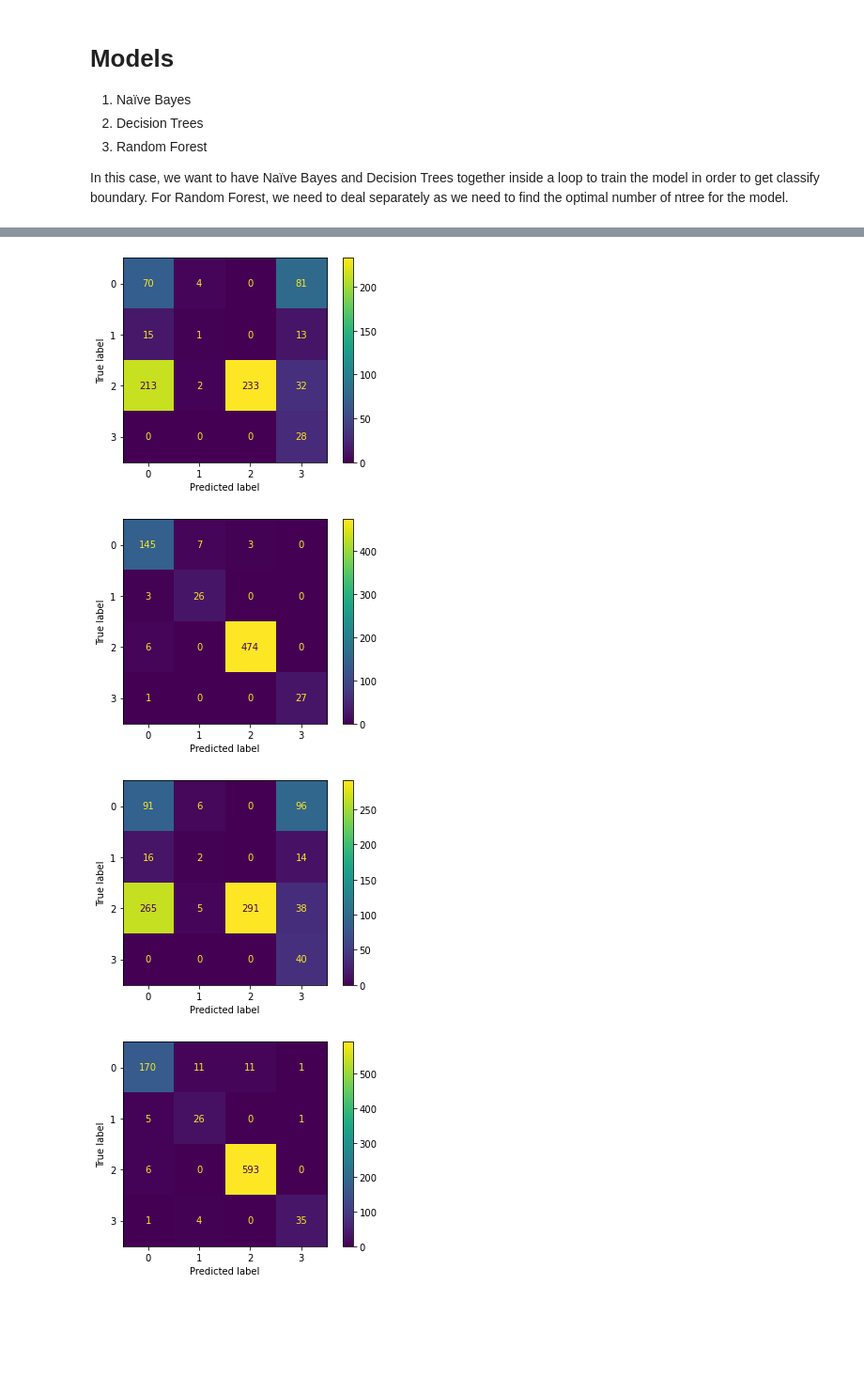
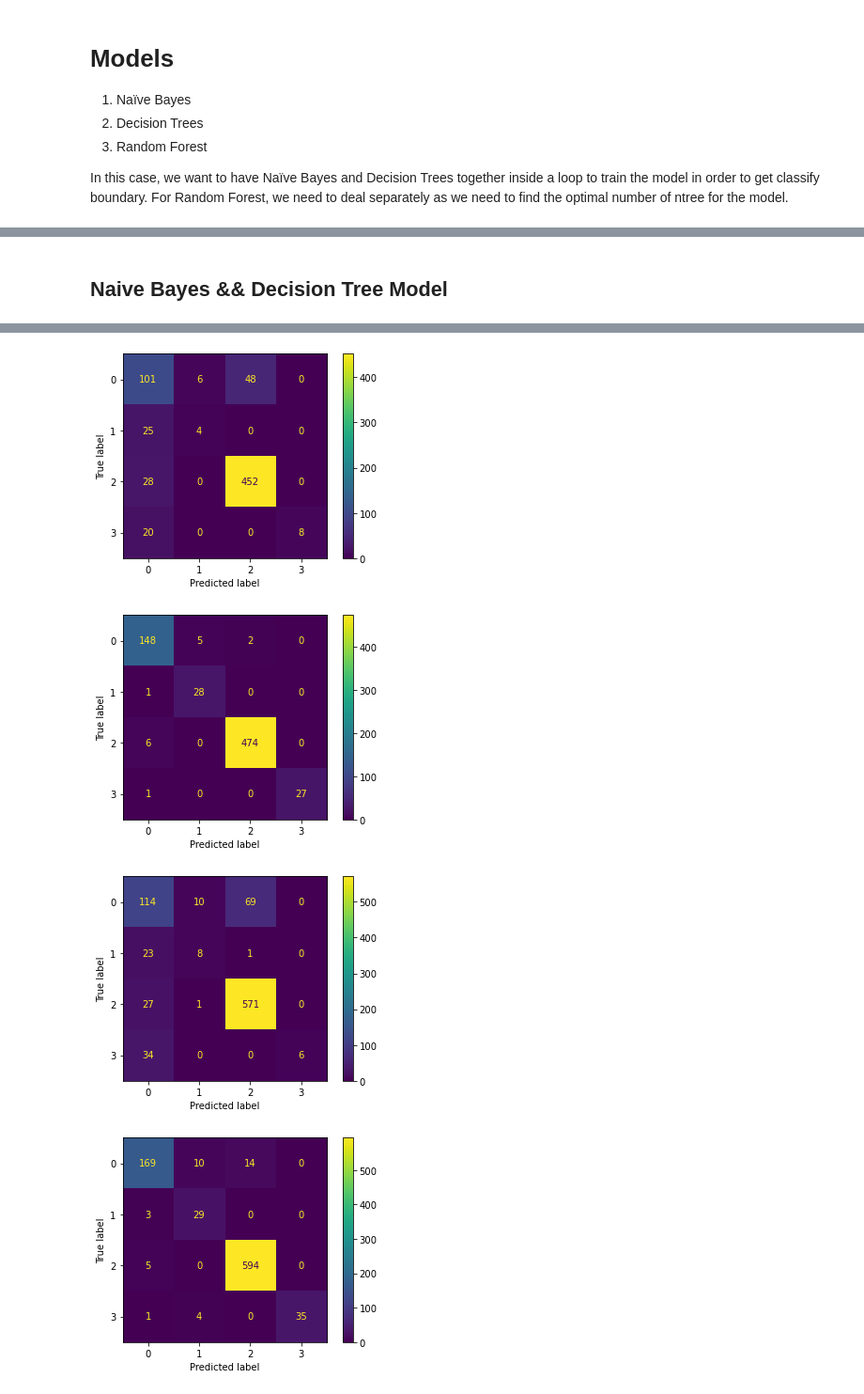
Before and after one commit to hchen98/DTSC710-ML, a Jupyter notebook: Project Assignment 1/code.ipynb, the cells around one changed output, grey strips where cells are left out. Shown: that part at 94% size. Cells and saved outputs as stored; diff of their text form; code cells hidden in the pictures; blank space fills up the shorter version.

```diff
--- a/Project Assignment 1/code.ipynb
+++ b/Project Assignment 1/code.ipynb
@@ -164,10 +167,10 @@ x
 1728 rows × 6 columns
 # %%
 target_col_onehot = ["doors", "persons"]
-target_col_ordinal = ["buying", "maint", "lug_boot", "safety"]
+target_col_ordinal = ["buying", "maint", "doors", "persons", "lug_boot", "safety"]
 
 full_pipeline = ColumnTransformer(transformers=[
-    ('encoder_onehote', OneHotEncoder(), target_col_onehot),
+    # ('encoder_onehote', OneHotEncoder(), target_col_onehot),
     ('encoder_ordinal', OrdinalEncoder(), target_col_ordinal)
 ], remainder='passthrough')
 # %%
@@ -319,12 +354,17 @@ randomForest_model = list()
 # config the plot side by side
 # ref: https://matplotlib.org/stable/api/_as_gen/matplotlib.pyplot.subplots.html
 # plt.subplot(2, 5, 1)
+# %% [markdown]
+## Naive Bayes && Decision Tree Model
 # %%
+r = 0
+
 for ratio_item in train_test_set:
 
 
     ############ Naïve Bayes Model ############
-    gnb = GaussianNB()
+#     gnb = GaussianNB()
+    gnb = CategoricalNB()
     gnb.fit(ratio_item['X_train'], ratio_item['y_train'])
 
     # get the y predict
@@ -333,12 +373,17 @@ for ratio_item in train_test_set:
     # confusion matrix plotting data
     disp = plot_confusion_matrix(gnb, ratio_item['X_test'], ratio_item['y_test'])
 
+    accuracy = accuracy_score(ratio_item['y_test'], y_pred)
+
     naiveBayes_model.append({
+        "test_ratio": train_test_ratio[r],
         "y_pred": y_pred,
         "y_pred_compare": np.concatenate((y_pred.reshape(len(y_pred), 1), ratio_item['y_test'].reshape(len(ratio_item['y_test']), 1)), axis=1),
-        "accuracy_score": accuracy_score(ratio_item['y_test'], y_pred),
+        "accuracy_score": accuracy,
         "confusion_matrix": disp,
     })
+
+    print("Naïve Bayes: at ratio of {} is {} % accuracy".format(train_test_ratio[r], accuracy))
 
 
     ############ Decision Trees Model ############
@@ -349,10 +394,16 @@ for ratio_item in train_test_set:
 
     disp = plot_confusion_matrix(tree_cl, ratio_item['X_test'], ratio_item['y_test'])
 
+    accuracy = accuracy_score(ratio_item['y_test'], y_pred)
+
     decisionTree_model.append({
+        "test_ratio": train_test_ratio[r],
         "y_pred": y_pred,
         "y_pred_compare": np.concatenate((y_pred.reshape(len(y_pred), 1), ratio_item['y_test'].reshape(len(ratio_item['y_test']), 1)), axis=1),
-        "accuracy_score": accuracy_score(ratio_item['y_test'], y_pred),
+        "accuracy_score": accuracy,
         "confusion_matrix": disp,
     })
+
+    print("Decision Trees: at ratio of {} is {} % accuracy".format(train_test_ratio[r], accuracy), end="\n\n")
+    r+=1
 # %% [output]
@@ -360,5 +425,5 @@ for ratio_item in train_test_set:
 [figure]
-[figure, old version]
+[figure, new version]
 [figure]
-[figure, old version]
+[figure, new version]
 [figure]
```
Also changed, not shown: parts of 34 cells of this notebook.
